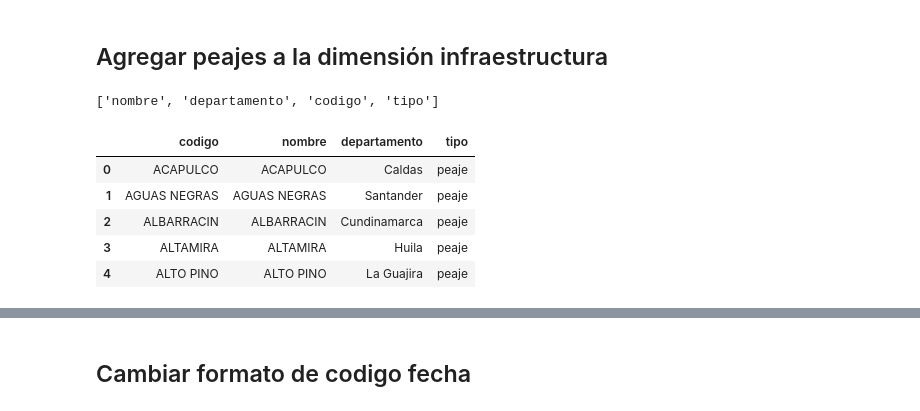
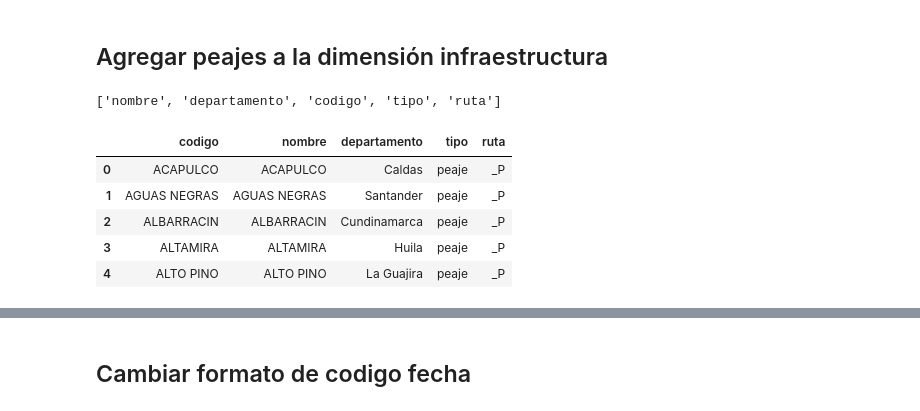
Before and after one commit to ddelcastillo/BI_Proyecto_2, a Jupyter notebook: E3/Preparación Aeropuertos y Peajes.ipynb, the cells around one changed output, grey strips where cells are left out. Saved outputs shown, nothing was run; the diff lists cells and outputs as text; code cells hidden in the pictures.

```diff
--- a/E3/Preparación Aeropuertos y Peajes.ipynb
+++ b/E3/Preparación Aeropuertos y Peajes.ipynb
@@ -225,20 +242,21 @@ peajes.head()
 peajes = peajes.filter(['nombre','departamento'], axis=1)
 peajes['codigo'] = peajes['nombre']
 peajes['tipo'] = 'peaje'
+peajes['ruta'] = '_P'
 cols = list(peajes.columns.values)
 print(cols)
 # %% [output]
-['nombre', 'departamento', 'codigo', 'tipo']
+['nombre', 'departamento', 'codigo', 'tipo', 'ruta']
 # %%
-peajes = peajes[['codigo','nombre', 'departamento', 'tipo']]
+peajes = peajes[['codigo','nombre', 'departamento', 'tipo', 'ruta']]
 peajes.head()
 # %% [output]
-|  | codigo | nombre | departamento | tipo |
-| 0 | ACAPULCO | ACAPULCO | Caldas | peaje |
-| 1 | AGUAS NEGRAS | AGUAS NEGRAS | Santander | peaje |
-| 2 | ALBARRACIN | ALBARRACIN | Cundinamarca | peaje |
-| 3 | ALTAMIRA | ALTAMIRA | Huila | peaje |
-| 4 | ALTO PINO | ALTO PINO | La Guajira | peaje |
+|  | codigo | nombre | departamento | tipo | ruta |
+| 0 | ACAPULCO | ACAPULCO | Caldas | peaje | _P |
+| 1 | AGUAS NEGRAS | AGUAS NEGRAS | Santander | peaje | _P |
+| 2 | ALBARRACIN | ALBARRACIN | Cundinamarca | peaje | _P |
+| 3 | ALTAMIRA | ALTAMIRA | Huila | peaje | _P |
+| 4 | ALTO PINO | ALTO PINO | La Guajira | peaje | _P |
 # %%
 frames = [infra, peajes]
 
```
Also changed, not shown: parts of 23 cells of this notebook, 4 other files.
